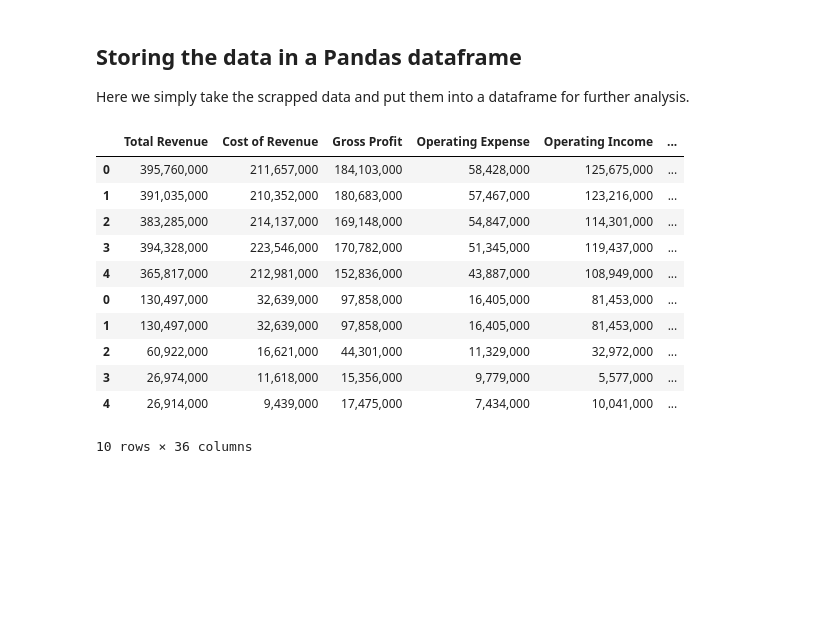
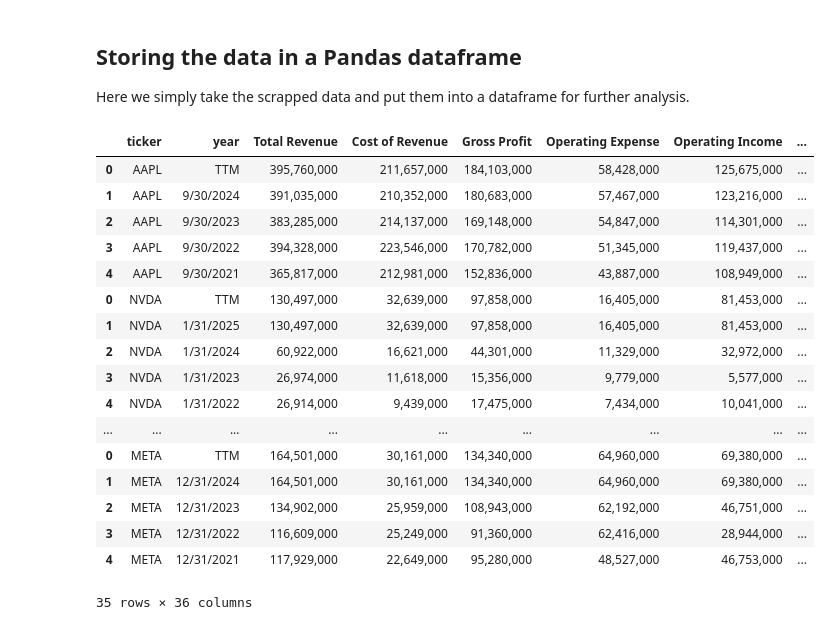
Before and after one commit to AlexPaulien/yahoo-finance-scrapper, a Jupyter notebook: Notebooks/scrapper.ipynb, the cells around one changed output. Saved outputs shown, nothing was run; the diff lists cells and outputs as text; code cells hidden in the pictures; blank space fills up the shorter version.

Commit message:
ticker first in df

```diff
--- a/Notebooks/scrapper.ipynb
+++ b/Notebooks/scrapper.ipynb
@@ -89,23 +89,42 @@ print(res)
 
 Here we simply take the scrapped data and put them into a dataframe for further analysis.
 # %%
-all_df = []
-for k in res.keys():
-    data = pd.DataFrame(res[k])
-    data['ticker'] = k
-    all_df.append(data)
-financials = pd.concat(all_df, axis=0)
-financials.head(10)
+def create_pandas_df(data_dic):
+
+    all_df = []
+    for k in data_dic.keys():
+        data = pd.DataFrame(data_dic[k])
+        data['ticker'] = k
+        all_df.append(data)
+
+    df = pd.concat(all_df, axis=0)
+    # moving ticker to first position
+    col = df.pop('ticker')
+    df.insert(0, col.name, col)
+    # moving year to second postision
+    col = df.pop('year')
+    df.insert(1, col.name, col)
+
+    return df
-# %% [output]
-|  | Total Revenue | Cost of Revenue | Gross Profit | Operating Expense | Operating Income | ... |
-| 0 | 395,760,000 | 211,657,000 | 184,103,000 | 58,428,000 | 125,675,000 | ... |
-| 1 | 391,035,000 | 210,352,000 | 180,683,000 | 57,467,000 | 123,216,000 | ... |
-| 2 | 383,285,000 | 214,137,000 | 169,148,000 | 54,847,000 | 114,301,000 | ... |
-| 3 | 394,328,000 | 223,546,000 | 170,782,000 | 51,345,000 | 119,437,000 | ... |
-| 4 | 365,817,000 | 212,981,000 | 152,836,000 | 43,887,000 | 108,949,000 | ... |
-| 0 | 130,497,000 | 32,639,000 | 97,858,000 | 16,405,000 | 81,453,000 | ... |
-| 1 | 130,497,000 | 32,639,000 | 97,858,000 | 16,405,000 | 81,453,000 | ... |
-| 2 | 60,922,000 | 16,621,000 | 44,301,000 | 11,329,000 | 32,972,000 | ... |
-| 3 | 26,974,000 | 11,618,000 | 15,356,000 | 9,779,000 | 5,577,000 | ... |
-| 4 | 26,914,000 | 9,439,000 | 17,475,000 | 7,434,000 | 10,041,000 | ... |
-10 rows × 36 columns
+# %%
+res_df = create_pandas_df(res)
+res_df
+# %% [output]
+|  | ticker | year | Total Revenue | Cost of Revenue | Gross Profit | Operating Expense | Operating Income | ... |
+| 0 | AAPL | TTM | 395,760,000 | 211,657,000 | 184,103,000 | 58,428,000 | 125,675,000 | ... |
+| 1 | AAPL | 9/30/2024 | 391,035,000 | 210,352,000 | 180,683,000 | 57,467,000 | 123,216,000 | ... |
+| 2 | AAPL | 9/30/2023 | 383,285,000 | 214,137,000 | 169,148,000 | 54,847,000 | 114,301,000 | ... |
+| 3 | AAPL | 9/30/2022 | 394,328,000 | 223,546,000 | 170,782,000 | 51,345,000 | 119,437,000 | ... |
+| 4 | AAPL | 9/30/2021 | 365,817,000 | 212,981,000 | 152,836,000 | 43,887,000 | 108,949,000 | ... |
+| 0 | NVDA | TTM | 130,497,000 | 32,639,000 | 97,858,000 | 16,405,000 | 81,453,000 | ... |
+| 1 | NVDA | 1/31/2025 | 130,497,000 | 32,639,000 | 97,858,000 | 16,405,000 | 81,453,000 | ... |
+| 2 | NVDA | 1/31/2024 | 60,922,000 | 16,621,000 | 44,301,000 | 11,329,000 | 32,972,000 | ... |
+| 3 | NVDA | 1/31/2023 | 26,974,000 | 11,618,000 | 15,356,000 | 9,779,000 | 5,577,000 | ... |
+| 4 | NVDA | 1/31/2022 | 26,914,000 | 9,439,000 | 17,475,000 | 7,434,000 | 10,041,000 | ... |
+| ... | ... | ... | ... | ... | ... | ... | ... | ... |
+| 0 | META | TTM | 164,501,000 | 30,161,000 | 134,340,000 | 64,960,000 | 69,380,000 | ... |
+| 1 | META | 12/31/2024 | 164,501,000 | 30,161,000 | 134,340,000 | 64,960,000 | 69,380,000 | ... |
+| 2 | META | 12/31/2023 | 134,902,000 | 25,959,000 | 108,943,000 | 62,192,000 | 46,751,000 | ... |
+| 3 | META | 12/31/2022 | 116,609,000 | 25,249,000 | 91,360,000 | 62,416,000 | 28,944,000 | ... |
+| 4 | META | 12/31/2021 | 117,929,000 | 22,649,000 | 95,280,000 | 48,527,000 | 46,753,000 | ... |
+35 rows × 36 columns
```
Also changed, not shown: 1 other file.
